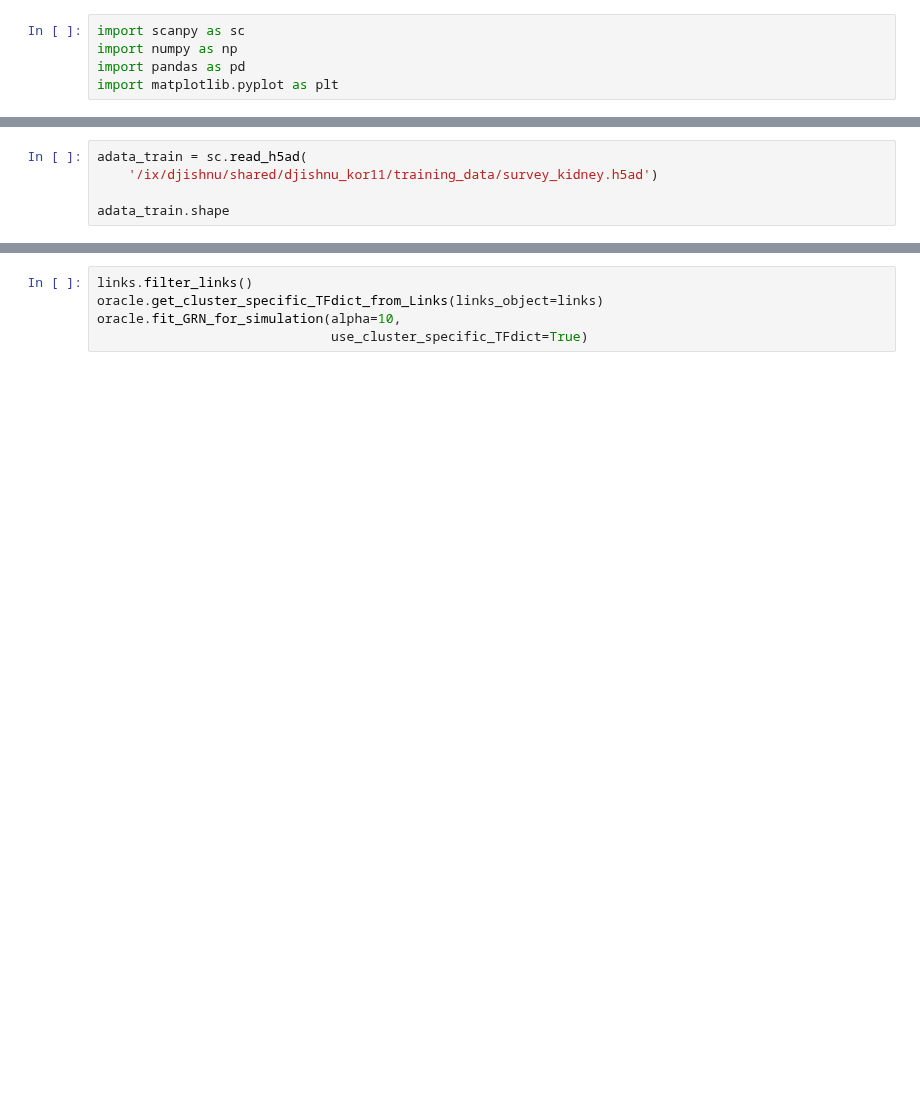
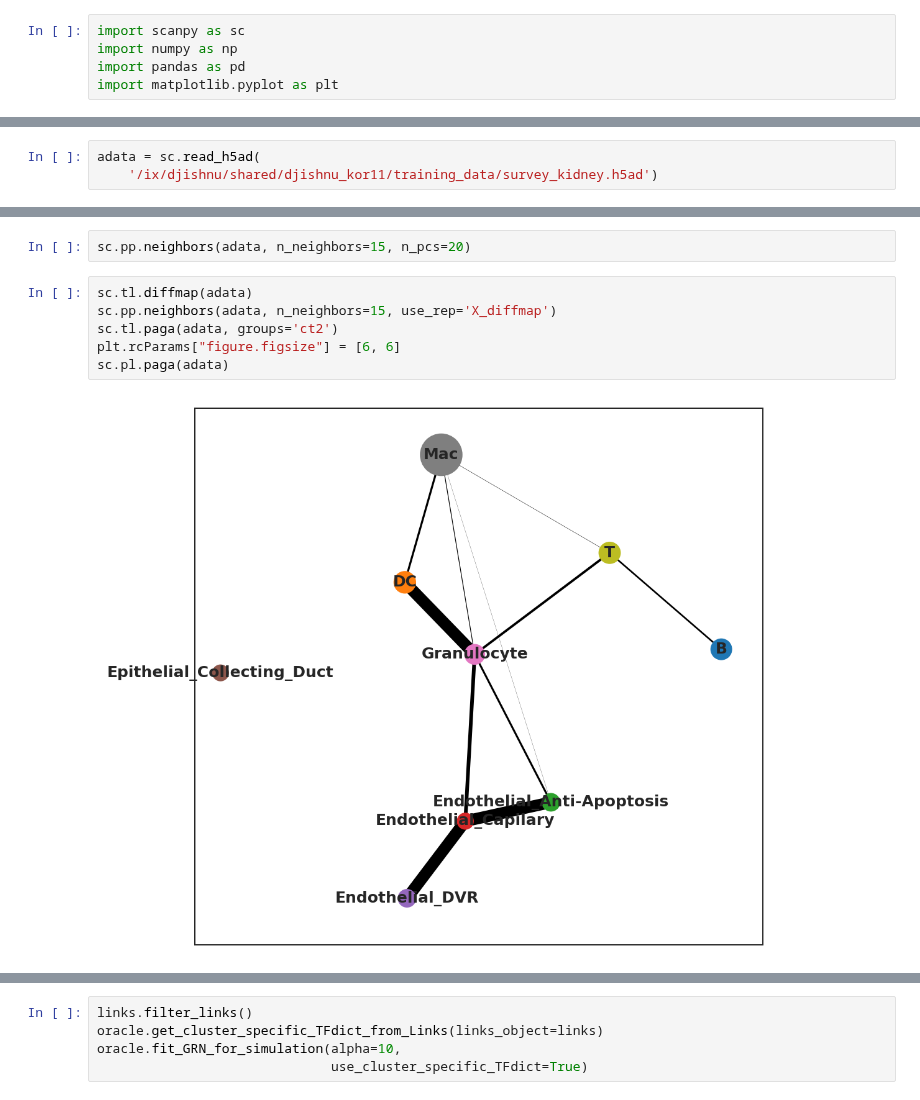
Before and after one commit to jishnu-lab/SpaceTravLR, a Jupyter notebook: notebooks/kidney/04_compare_CO.ipynb, the cells around one changed output, grey strips where cells are left out. Saved outputs shown, nothing was run; the diff lists cells and outputs as text; blank space fills up the shorter version.

```diff
--- a/notebooks/kidney/04_compare_CO.ipynb
+++ b/notebooks/kidney/04_compare_CO.ipynb
@@ -20,5 +17,3 @@ from spaceoracle.prophets import Prophet
 # %%
-adata_train = sc.read_h5ad(
+adata = sc.read_h5ad(
     '/ix/djishnu/shared/djishnu_kor11/training_data/survey_kidney.h5ad')
-
-adata_train.shape
@@ -50,0 +40,10 @@ AnnData object with n_obs × n_vars = 6959 × 3000
+# %%
+sc.pp.neighbors(adata, n_neighbors=15, n_pcs=20)
+# %%
+sc.tl.diffmap(adata)
+sc.pp.neighbors(adata, n_neighbors=15, use_rep='X_diffmap')
+sc.tl.paga(adata, groups='ct2')
+plt.rcParams["figure.figsize"] = [6, 6]
+sc.pl.paga(adata)
+# %% [output]
+[figure, added]
```
Also changed, not shown: parts of 33 cells of this notebook, 3 other files.
